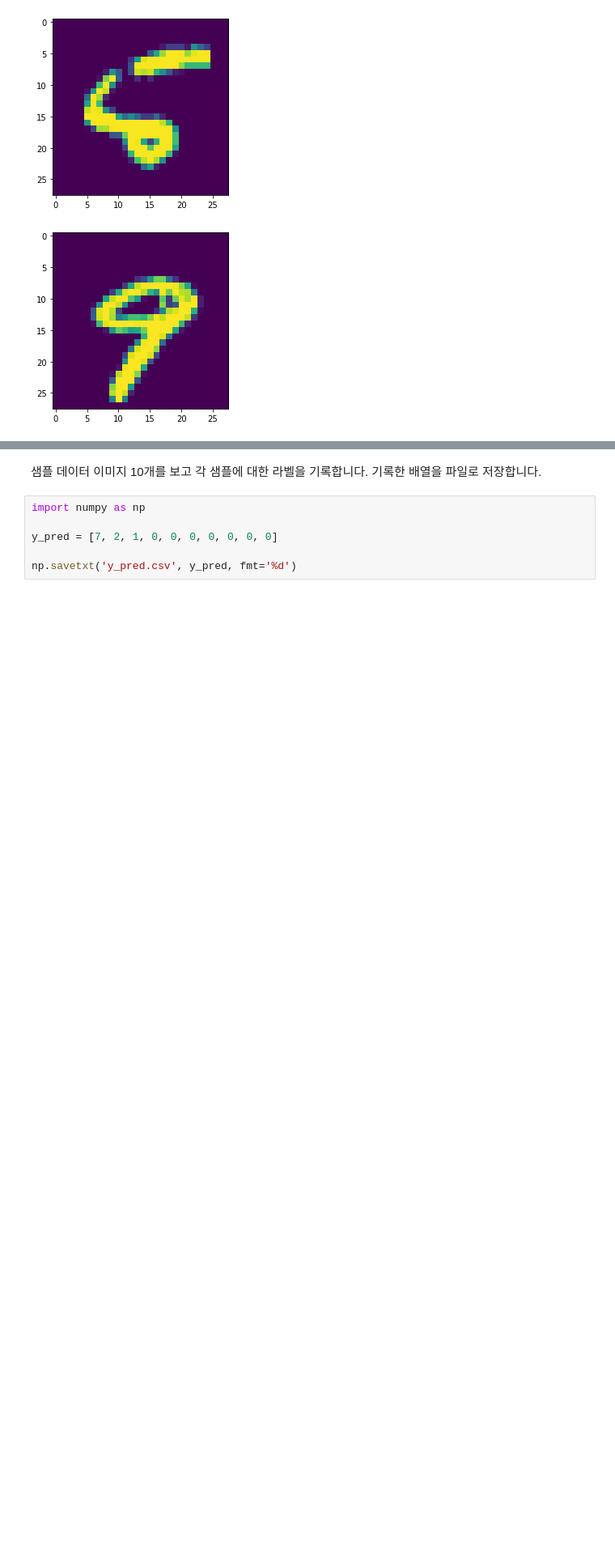
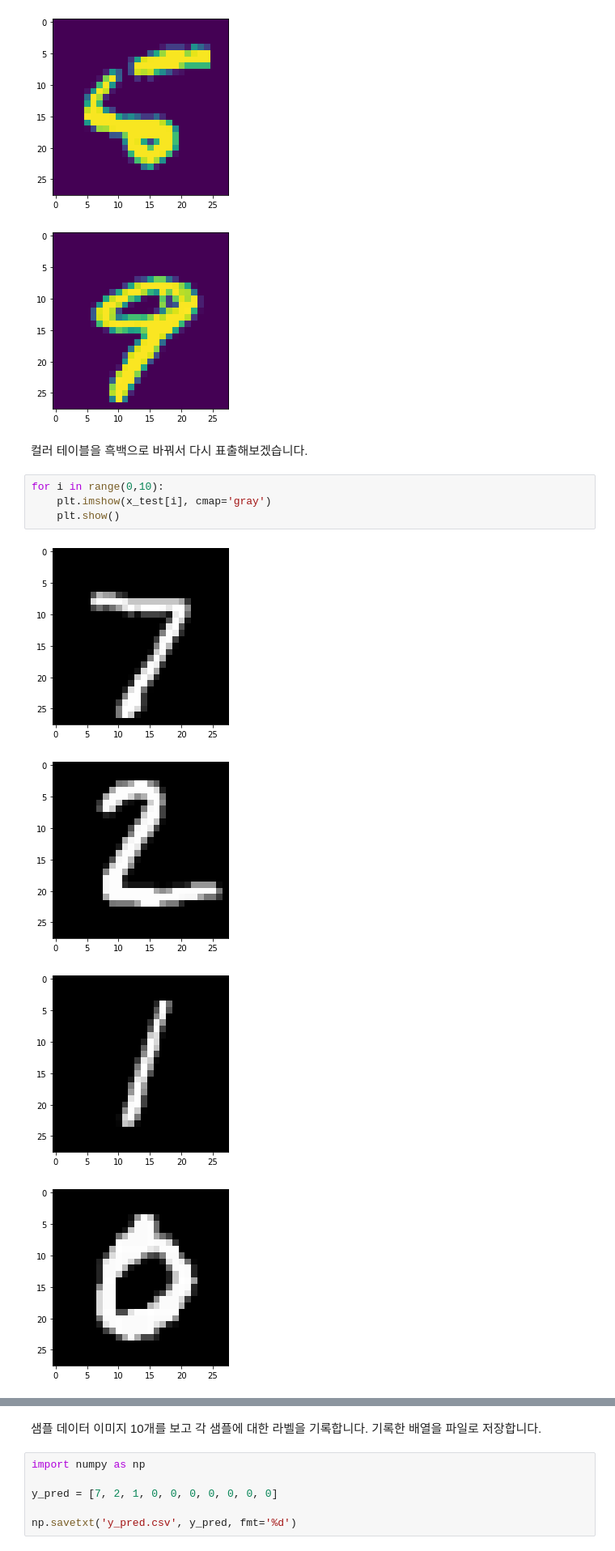
Before and after one commit to aifactory-team/AFClass, a Jupyter notebook: aifactory/minst_classification_by_hand.ipynb, the cells around one changed output, grey strips where cells are left out. Shown at 81% size. Cells and saved outputs as stored; diff of their text form; blank space fills up the shorter version.

```diff
--- a/aifactory/minst_classification_by_hand.ipynb
+++ b/aifactory/minst_classification_by_hand.ipynb
@@ -90,3 +90,14 @@ for i in range(0,10):
 [figure]
 [figure]
 [figure]
+# %% [markdown]
+컬러 테이블을 흑백으로 바꿔서 다시 표출해보겠습니다.
+# %%
+for i in range(0,10):
+    plt.imshow(x_test[i], cmap='gray')
+    plt.show()
+# %% [output]
+[figure, added]
+[figure, added]
+[figure, added]
+[figure, added]
```
Also changed, not shown: parts of 1 cell of this notebook.
